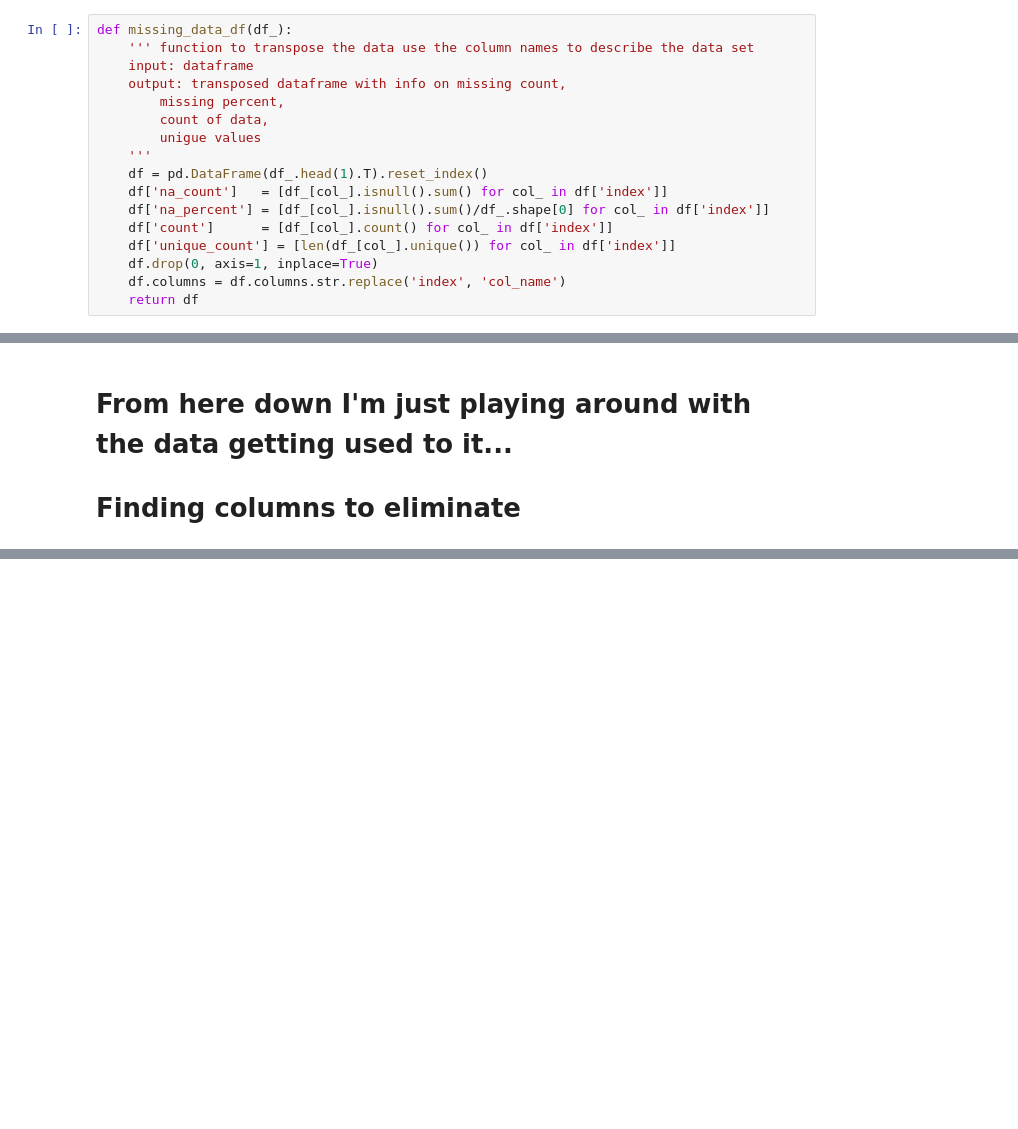
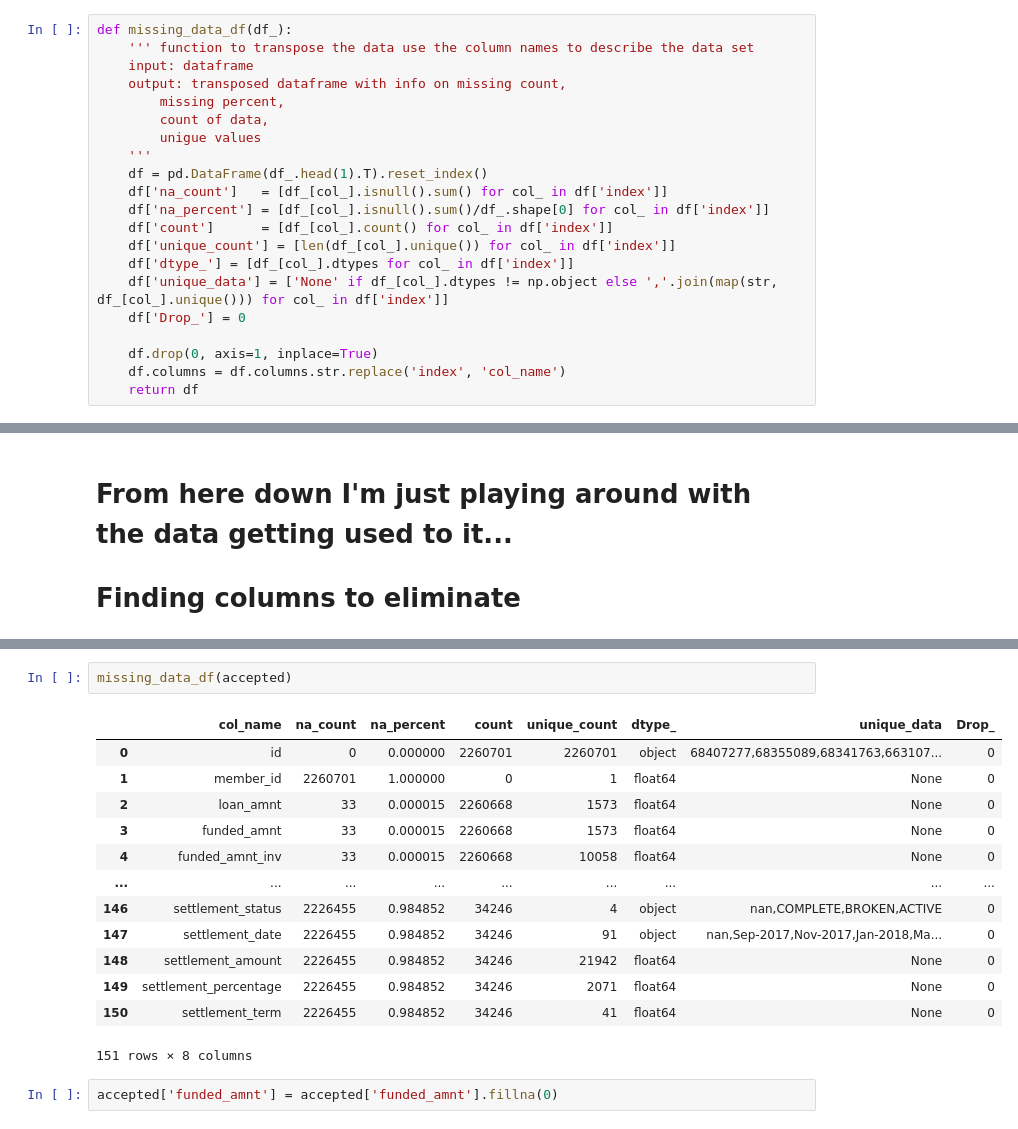
Before and after one commit to ValleyRobotics/capstone_lending_club, a Jupyter notebook: data_setup.ipynb, the cells around one changed output, grey strips where cells are left out. Drawn from its saved outputs; the diff is of its cells as text; blank space fills up the shorter version.

```diff
--- a/data_setup.ipynb
+++ b/data_setup.ipynb
@@ -97,6 +96,10 @@ def missing_data_df(df_):
     df['na_percent'] = [df_[col_].isnull().sum()/df_.shape[0] for col_ in df['index']]
     df['count']      = [df_[col_].count() for col_ in df['index']]
     df['unique_count'] = [len(df_[col_].unique()) for col_ in df['index']]
+    df['dtype_'] = [df_[col_].dtypes for col_ in df['index']]
+    df['unique_data'] = ['None' if df_[col_].dtypes != np.object else ','.join(map(str, df_[col_].unique())) for col_ in df['index']]
+    df['Drop_'] = 0
+
     df.drop(0, axis=1, inplace=True)
     df.columns = df.columns.str.replace('index', 'col_name')
     return df
@@ -358,0 +330,18 @@ accepted.type
+# %%
+missing_data_df(accepted)
+# %% [output]
+|  | col_name | na_count | na_percent | count | unique_count | dtype_ | unique_data | Drop_ |
+| 0 | id | 0 | 0.000000 | 2260701 | 2260701 | object | 68407277,68355089,68341763,663107... | 0 |
+| 1 | member_id | 2260701 | 1.000000 | 0 | 1 | float64 | None | 0 |
+| 2 | loan_amnt | 33 | 0.000015 | 2260668 | 1573 | float64 | None | 0 |
+| 3 | funded_amnt | 33 | 0.000015 | 2260668 | 1573 | float64 | None | 0 |
+| 4 | funded_amnt_inv | 33 | 0.000015 | 2260668 | 10058 | float64 | None | 0 |
+| ... | ... | ... | ... | ... | ... | ... | ... | ... |
+| 146 | settlement_status | 2226455 | 0.984852 | 34246 | 4 | object | nan,COMPLETE,BROKEN,ACTIVE | 0 |
+| 147 | settlement_date | 2226455 | 0.984852 | 34246 | 91 | object | nan,Sep-2017,Nov-2017,Jan-2018,Ma... | 0 |
+| 148 | settlement_amount | 2226455 | 0.984852 | 34246 | 21942 | float64 | None | 0 |
+| 149 | settlement_percentage | 2226455 | 0.984852 | 34246 | 2071 | float64 | None | 0 |
+| 150 | settlement_term | 2226455 | 0.984852 | 34246 | 41 | float64 | None | 0 |
+151 rows × 8 columns
+# %%
+accepted['funded_amnt'] = accepted['funded_amnt'].fillna(0)
```
Also changed, not shown: parts of 61 cells of this notebook, 22 other files.
